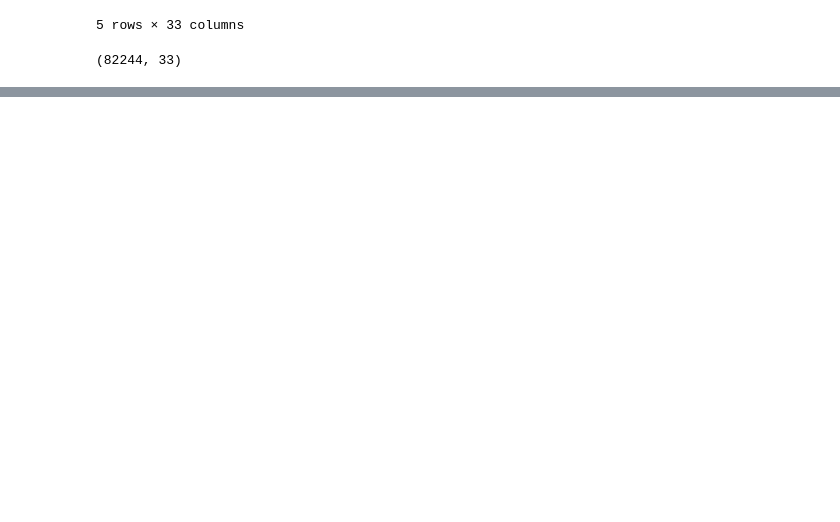
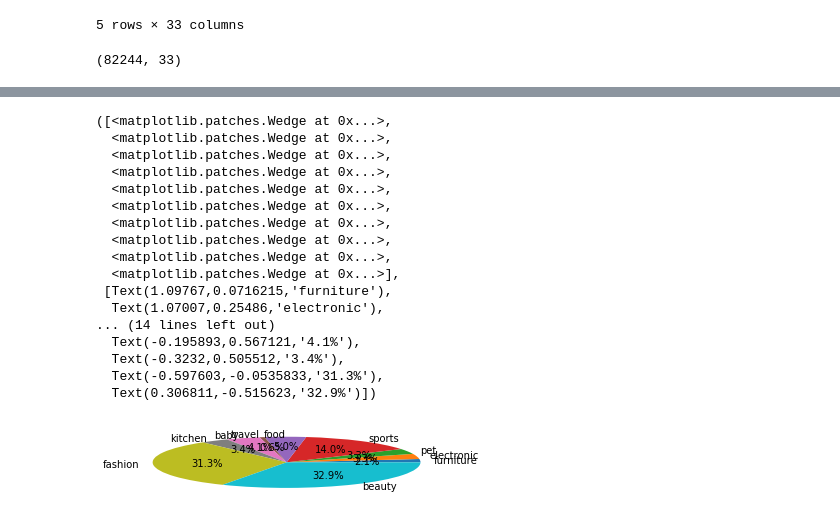
Before and after one commit to miniii222/-5th-L.point_bigdata_competiton, a Jupyter notebook: EDA/Clustering_01.ipynb, the cells around one changed output, grey strips where cells are left out. Cells and saved outputs as stored; diff of their text form; code cells hidden in the pictures; blank space fills up the shorter version.

```diff
--- a/EDA/Clustering_01.ipynb
+++ b/EDA/Clustering_01.ipynb
@@ -426,0 +518,24 @@ Name: predict, dtype: int64
+# %%
+#clustering 0
+F_20_sum = F_20_0[['CLAC0_0', 'CLAC0_1', 'CLAC0_2', 'CLAC0_3', 'CLAC0_4', 'CLAC0_5','CLAC0_6', 'CLAC0_7', 'CLAC0_8', 'CLAC0_9']].sum()
+plt.subplot(3, 1, 1)
+plt.pie(F_20_sum, labels=labels, autopct='%1.1f%%')
+# %% [output]
+([<matplotlib.patches.Wedge at 0x...>,
+  <matplotlib.patches.Wedge at 0x...>,
+  <matplotlib.patches.Wedge at 0x...>,
+  <matplotlib.patches.Wedge at 0x...>,
+  <matplotlib.patches.Wedge at 0x...>,
+  <matplotlib.patches.Wedge at 0x...>,
+  <matplotlib.patches.Wedge at 0x...>,
+  <matplotlib.patches.Wedge at 0x...>,
+  <matplotlib.patches.Wedge at 0x...>,
+  <matplotlib.patches.Wedge at 0x...>],
+ [Text(1.09767,0.0716215,'furniture'),
+  Text(1.07007,0.25486,'electronic'),
+... (14 lines left out)
+  Text(-0.195893,0.567121,'4.1%'),
+  Text(-0.3232,0.505512,'3.4%'),
+  Text(-0.597603,-0.0535833,'31.3%'),
+  Text(0.306811,-0.515623,'32.9%')])
+[figure, added]
```
Also changed, not shown: parts of 27 cells of this notebook.
